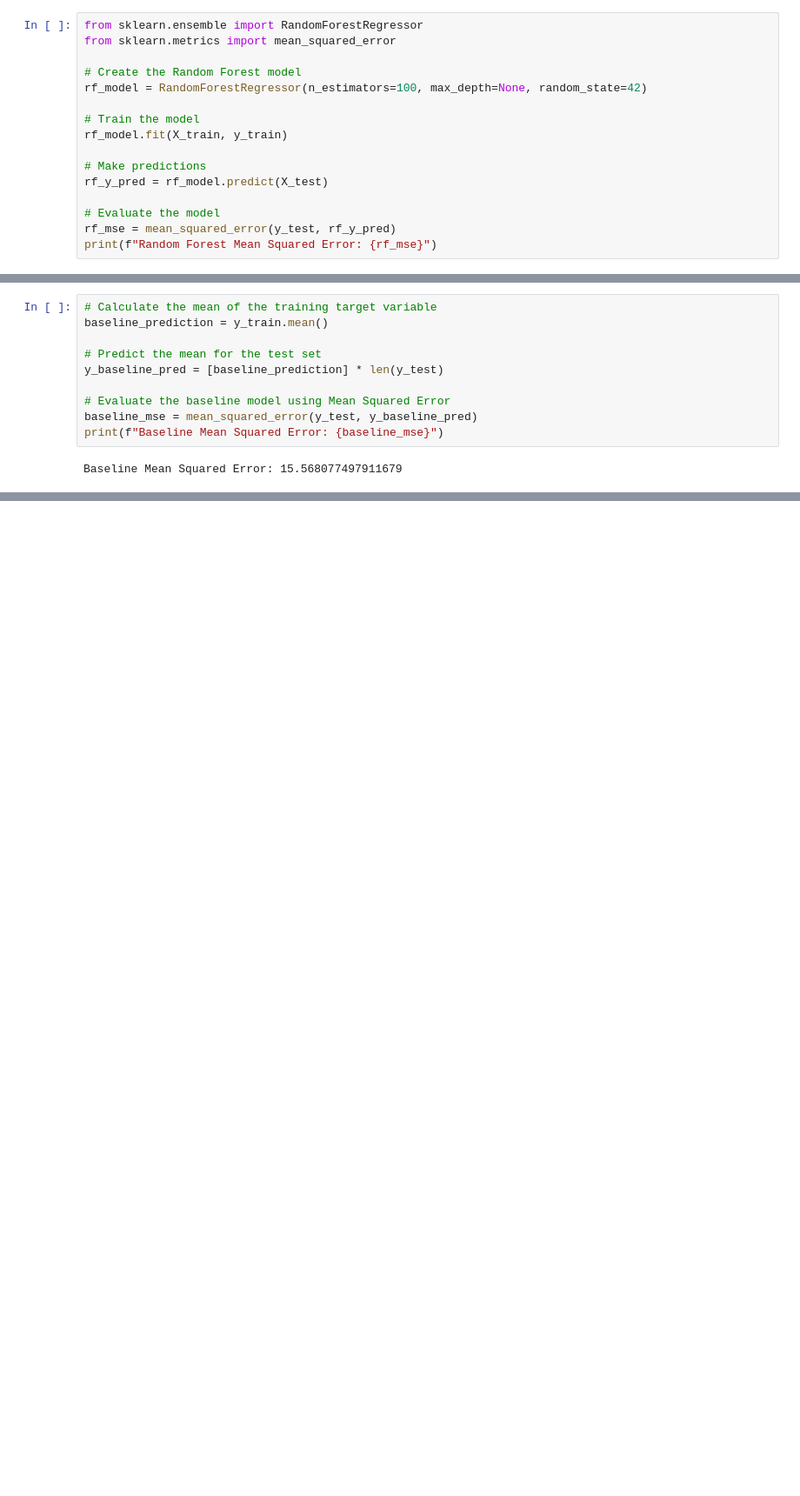
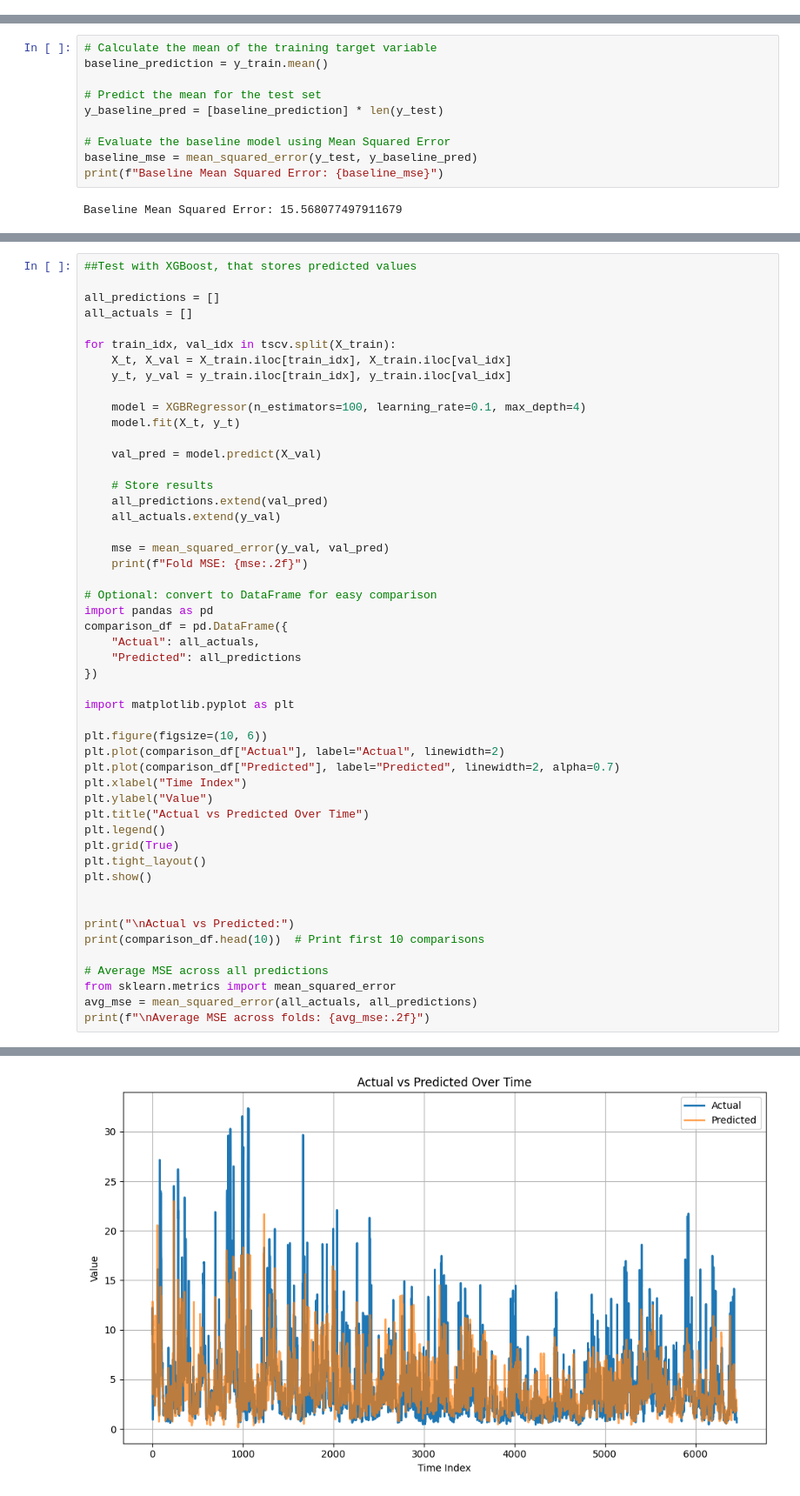
Before and after one commit to jonas1012/Laksegate, a Jupyter notebook: src/modelling_notebook.ipynb, the cells around one changed output, grey strips where cells are left out. Shown at 87% size. Saved outputs shown, nothing was run; the diff lists cells and outputs as text; blank space fills up the shorter version.

Commit message:
Data visualization of air pollution (test set)

```diff
--- a/src/modelling_notebook.ipynb
+++ b/src/modelling_notebook.ipynb
@@ -350,18 +277,2 @@ SVM Regression Mean Squared Error: 18.392474696155407
 # %% [markdown]
 ### Random forrest
-# %%
-from sklearn.ensemble import RandomForestRegressor
-from sklearn.metrics import mean_squared_error
-
-# Create the Random Forest model
-rf_model = RandomForestRegressor(n_estimators=100, max_depth=None, random_state=42)
-
-# Train the model
-rf_model.fit(X_train, y_train)
-
-# Make predictions
-rf_y_pred = rf_model.predict(X_test)
-
-# Evaluate the model
-rf_mse = mean_squared_error(y_test, rf_y_pred)
-print(f"Random Forest Mean Squared Error: {rf_mse}")
@@ -514,0 +336,51 @@ Average MSE across folds: 9.65
+# %%
+##Test with XGBoost, that stores predicted values
+
+all_predictions = []
+all_actuals = []
+
+for train_idx, val_idx in tscv.split(X_train):
+    X_t, X_val = X_train.iloc[train_idx], X_train.iloc[val_idx]
+    y_t, y_val = y_train.iloc[train_idx], y_train.iloc[val_idx]
+
+    model = XGBRegressor(n_estimators=100, learning_rate=0.1, max_depth=4)
+    model.fit(X_t, y_t)
+
+    val_pred = model.predict(X_val)
+
+    # Store results
+    all_predictions.extend(val_pred)
+    all_actuals.extend(y_val)
+
+    mse = mean_squared_error(y_val, val_pred)
+    print(f"Fold MSE: {mse:.2f}")
+
+# Optional: convert to DataFrame for easy comparison
+import pandas as pd
+comparison_df = pd.DataFrame({
+    "Actual": all_actuals,
+    "Predicted": all_predictions
+})
+
+import matplotlib.pyplot as plt
+
+plt.figure(figsize=(10, 6))
+plt.plot(comparison_df["Actual"], label="Actual", linewidth=2)
+plt.plot(comparison_df["Predicted"], label="Predicted", linewidth=2, alpha=0.7)
+plt.xlabel("Time Index")
+plt.ylabel("Value")
+plt.title("Actual vs Predicted Over Time")
+plt.legend()
+plt.grid(True)
+plt.tight_layout()
+plt.show()
+
+
+print("\nActual vs Predicted:")
+print(comparison_df.head(10))  # Print first 10 comparisons
+
+# Average MSE across all predictions
+from sklearn.metrics import mean_squared_error
+avg_mse = mean_squared_error(all_actuals, all_predictions)
+print(f"\nAverage MSE across folds: {avg_mse:.2f}")
+# %% [output]
@@ -514,0 +399 @@ Average MSE across folds: 9.65
+[figure, added]
```
Also changed, not shown: parts of 14 cells of this notebook.
